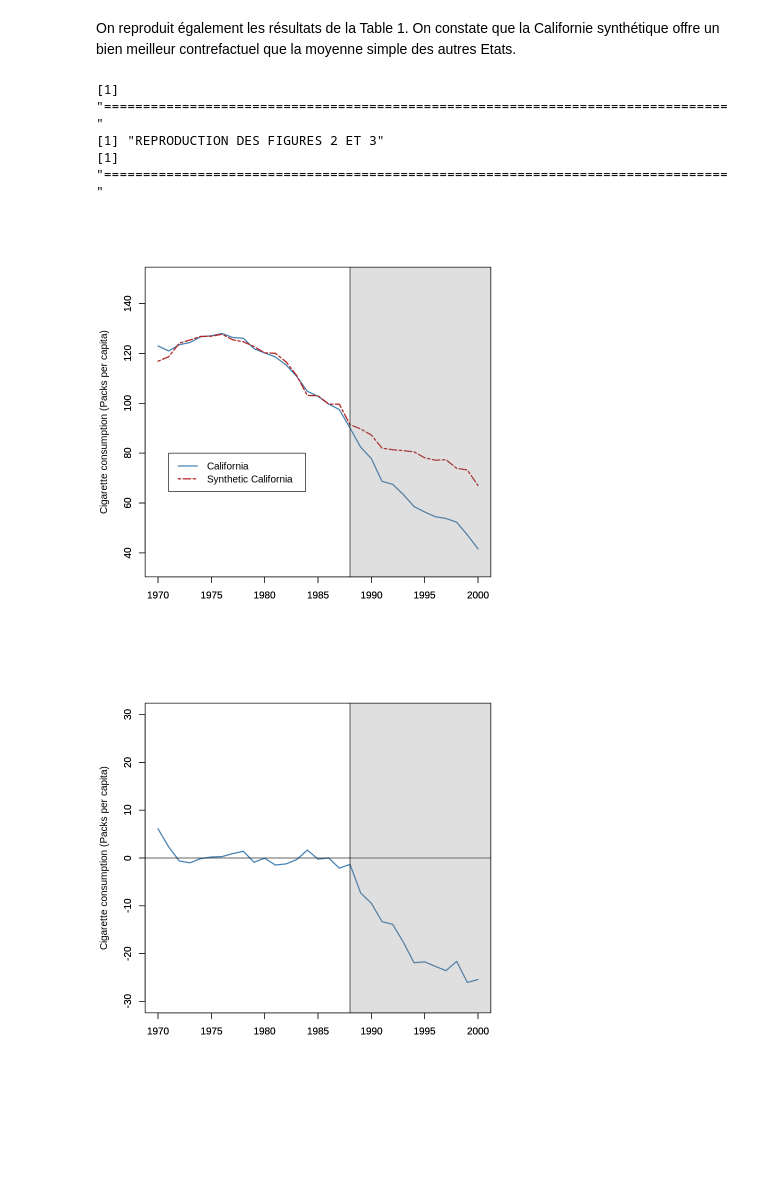
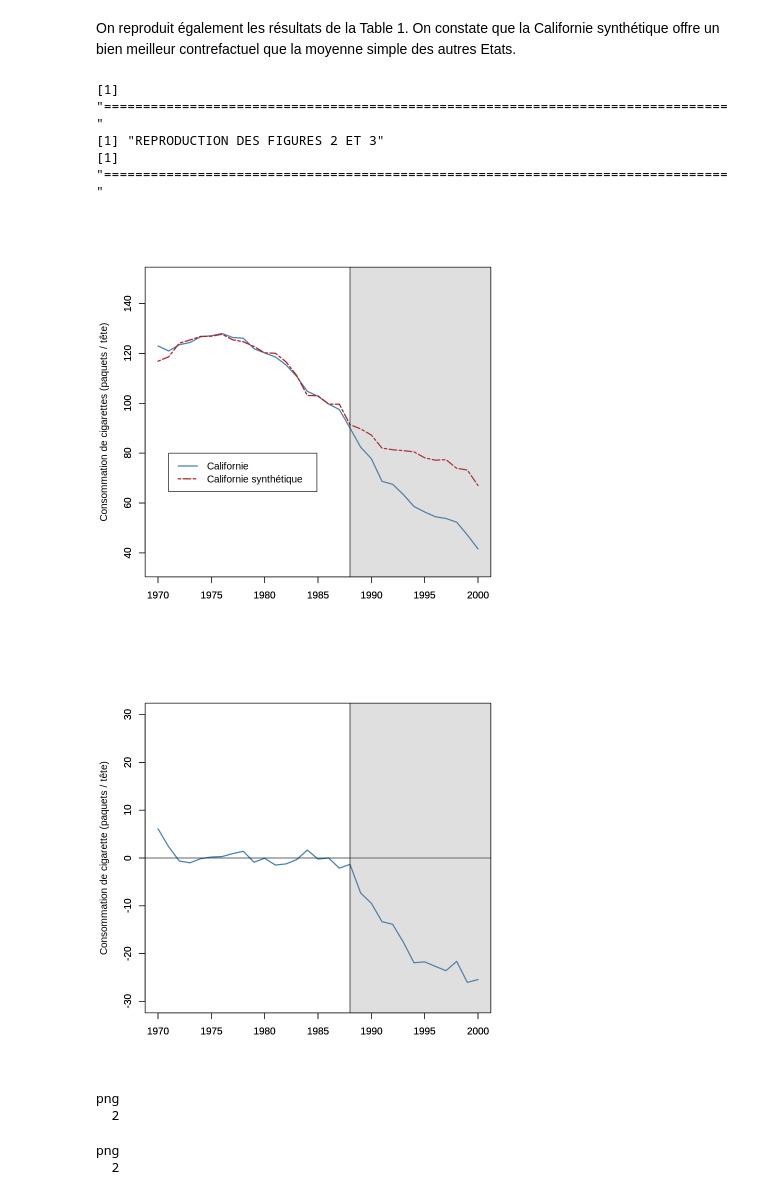
Before and after one commit to jeremylhour/ml_econometrie, a Jupyter notebook: controle_synthetique/controle_synthetique_exemple.ipynb, the cells around one changed output. Cells and saved outputs as stored; diff of their text form; code cells hidden in the pictures; blank space fills up the shorter version.

```diff
--- a/controle_synthetique/controle_synthetique_exemple.ipynb
+++ b/controle_synthetique/controle_synthetique_exemple.ipynb
@@ -170,38 +184,78 @@ plotdata = ts(cbind(unlist(data[data[,"Treated"]==1, smokeNames]),
 
 plot(plotdata, plot.type="single",
      col=c("steelblue","firebrick"), lwd=2,
-     lty=c(1, 6),xlab="", ylab="Cigarette consumption (Packs per capita)",
+     lty=c(1, 6),xlab="", ylab="Consommation de cigarettes (paquets / tête)",
      ylim=c(35,150))
 lim <- par("usr")
 rect(1988, lim[3], lim[2], lim[4], col = rgb(0.5,0.5,0.5,1/4))
 axis(1) ## add axes back
 axis(2)
 box()
 legend(1971,80,
-       legend=c("California", "Synthetic California"),
+       legend=c("Californie", "Californie synthétique"),
        col=c("steelblue","firebrick"), lwd=2,
        lty=c(1,6))
 
 # FIG 3
 treatmentPlot = ts(unlist(data[data[,"Treated"]==1, smokeNames] - t(as.matrix(data[data[,"Treated"]==0, smokeNames]))%*%W),start=c(1970), freq=1)
 
 plot(treatmentPlot, plot.type="single",
      col=c("steelblue"), lwd=2,
-     lty=c(1),xlab="", ylab="Cigarette consumption (Packs per capita)",
+     lty=c(1),xlab="", ylab="Consommation de cigarette (paquets / tête)",
      ylim=c(-30,30))
 abline(h=0, lty=c(1))
 lim <- par("usr")
 rect(1988, lim[3], lim[2], lim[4], col = rgb(0.5,0.5,0.5,1/4))
 axis(1) ## add axes back
 axis(2)
 box()
 legend(1971,80,
-       legend=c("Treatment Effect"),
+       legend=c("Effet du traitement"),
        col=c("steelblue"), lwd=2,
        lty=c(1,6))
 # %% [output]
 [1] "================================================================================"
 [1] "REPRODUCTION DES FIGURES 2 ET 3"
 [1] "================================================================================"
-[figure, old version]
+[figure, new version]
-[figure, old version]
+[figure, new version]
+# %%
+# SAVING FIGURES
+
+jpeg("Tobacco_Fig_2.jpg",res=150, width = 1000, height = 1000)
+plot(plotdata, plot.type="single",
+     col=c("steelblue","firebrick"), lwd=2,
+     lty=c(1, 6),xlab="", ylab="Consommation de cigarettes (paquets / tête)",
+     ylim=c(35,150))
+lim <- par("usr")
+rect(1988, lim[3], lim[2], lim[4], col = rgb(0.5,0.5,0.5,1/4))
+axis(1) ## add axes back
+axis(2)
+box()
+legend(1971,80,
+       legend=c("Californie", "Californie synthétique"),
+       col=c("steelblue","firebrick"), lwd=2,
+       lty=c(1,6))
+dev.off()
+
+jpeg("Tobacco_Fig_3.jpg",res=150, width = 1000, height = 1000)
+plot(treatmentPlot, plot.type="single",
+     col=c("steelblue"), lwd=2,
+     lty=c(1),xlab="", ylab="Consommation de cigarette (paquets / tête)",
+     ylim=c(-30,30))
+abline(h=0, lty=c(1))
+lim <- par("usr")
+rect(1988, lim[3], lim[2], lim[4], col = rgb(0.5,0.5,0.5,1/4))
+axis(1) ## add axes back
+axis(2)
+box()
+legend(1971,80,
+       legend=c("Effet du traitement"),
+       col=c("steelblue"), lwd=2,
+       lty=c(1,6))
+dev.off()
+# %% [output]
+png
+  2
+png
+  2
```
Also changed, not shown: parts of 3 cells of this notebook, 1 other file.
